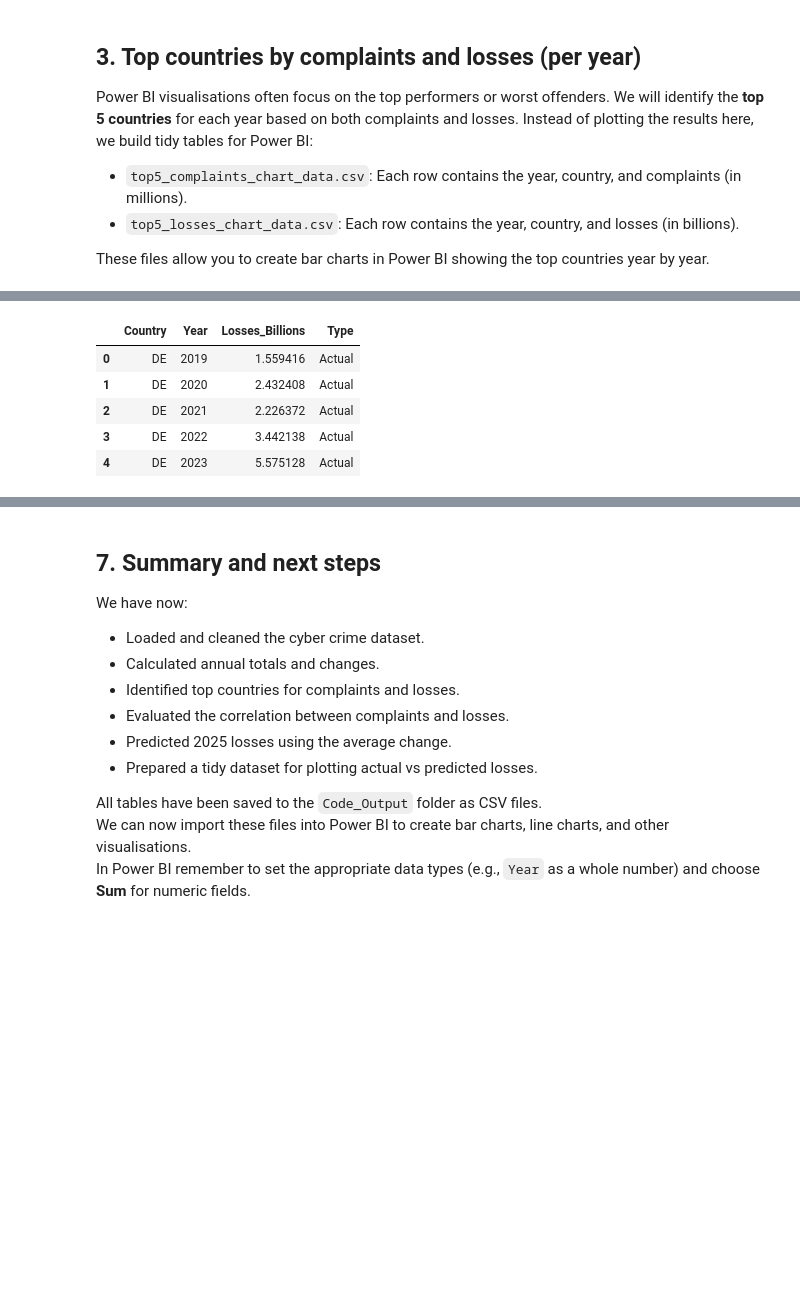
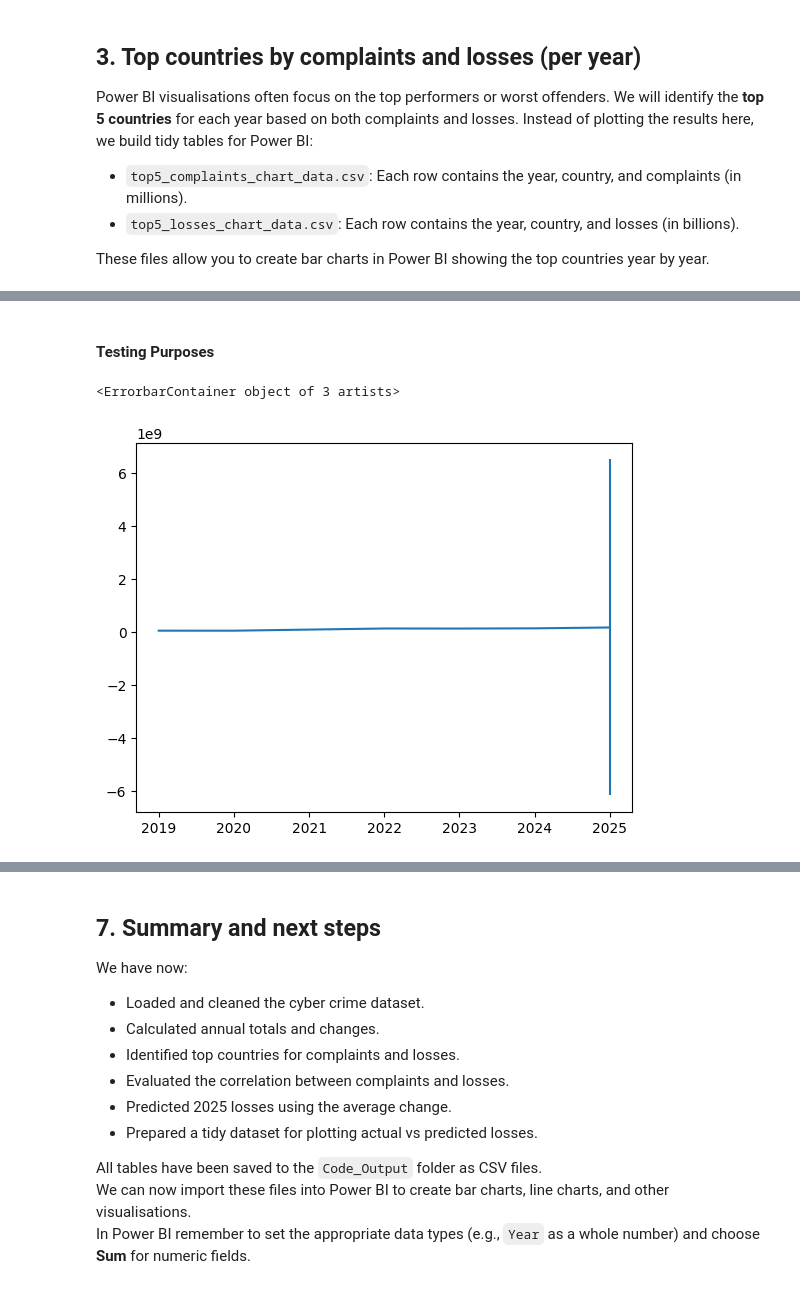
Before and after one commit to KozA777/cyber_project, a Jupyter notebook: Project_EU.ipynb, the cells around one changed output, grey strips where cells are left out. Cells and saved outputs as stored; diff of their text form; code cells hidden in the pictures; blank space fills up the shorter version.

```diff
--- a/Project_EU.ipynb
+++ b/Project_EU.ipynb
@@ -484,36 +393,44 @@ pred_df_linear
-# %%
-# 6.1 Build a tidy DataFrame of actual and predicted losses
-rows = []
-for country in selected_countries:
-    # Actual data: convert each year's loss to billions
-    actual_losses = [df_loss.loc[df_loss['Country'] == country, f'{year}_Losses'].values[0] for year in years]
-    actual_losses_b = [val / 1e9 for val in actual_losses]
-    for year_val, val in zip(years, actual_losses_b):
-        rows.append({
-            'Country': country,
-            'Year': year_val,
-            'Losses_Billions': val,
-            'Type': 'Actual'
-        })
-    # Predicted: use the regression prediction for 2025
-    predicted_b = pred_df_linear.loc[pred_df_linear['Country'] == country, 'Predicted_Losses'].values[0] / 1e9
-    rows.append({
-        'Country': country,
-        'Year': 2025,
-        'Losses_Billions': predicted_b,
-        'Type': 'Predicted'
-    })
-
-# 6.2 Create a DataFrame and save to CSV
-pred_chart_df = pd.DataFrame(rows)
-pred_chart_df.to_csv('Code_Output/actual_vs_predicted_losses_by_country.csv', index=False)
-
-# 6.3 Display a few rows to verify
-pred_chart_df.head()
-# %% [output]
-|  | Country | Year | Losses_Billions | Type |
-| 0 | DE | 2019 | 1.559416 | Actual |
-| 1 | DE | 2020 | 2.432408 | Actual |
-| 2 | DE | 2021 | 2.226372 | Actual |
-| 3 | DE | 2022 | 3.442138 | Actual |
-| 4 | DE | 2023 | 5.575128 | Actual |
+# %%
+years = [2019, 2020, 2021, 2022, 2023, 2024, 2025]
+#empty lists
+rows_loss = []
+rows_comp = []
+
+for country in df_err['Country']:
+
+    # get values
+    y_losses = [df_err.loc[df_err['Country'] == country, f'{year}_Losses'].values[0] for year in years]
+    y_complaints = [df_err.loc[df_err['Country'] == country, f'{yr}_Complaints'].values[0] for yr in years]
+
+    for val, year_val in zip(y_losses, years):
+        rows_loss.append({
+            'Country': country,
+            'Year': year_val,
+            'Losses_USD': val
+        })
+    for val, year_val in zip(y_complaints, years):
+        rows_comp.append({
+            'Country': country,
+            'Year': year_val,
+            'Complaints': val
+        })
+df_loss_err_save = pd.DataFrame(rows_loss)
+df_comp_err_save = pd.DataFrame(rows_comp)
+
+df_loss_err_save.to_csv('Errors_Loss.csv')
+df_comp_err_save.to_csv('Errors_Comp.csv')
+# %% [markdown]
+#### Testing Purposes
+# %%
+# plot single country
+country = 'Denmark'
+
+data = df_loss_pred_save[df_loss_pred_save['Country'] == country]['Losses_USD']
+x = df_loss_pred_save[df_loss_pred_save['Country'] == country]['Year']
+errors = df_loss_err_save[df_loss_err_save['Country'] == country]['Losses_USD']
+
+#plt.plot(x, data)
+plt.errorbar(x,data, yerr= errors)
+# %% [output]
+<ErrorbarContainer object of 3 artists>
+[figure, added]
```
Also changed, not shown: parts of 28 cells of this notebook.
